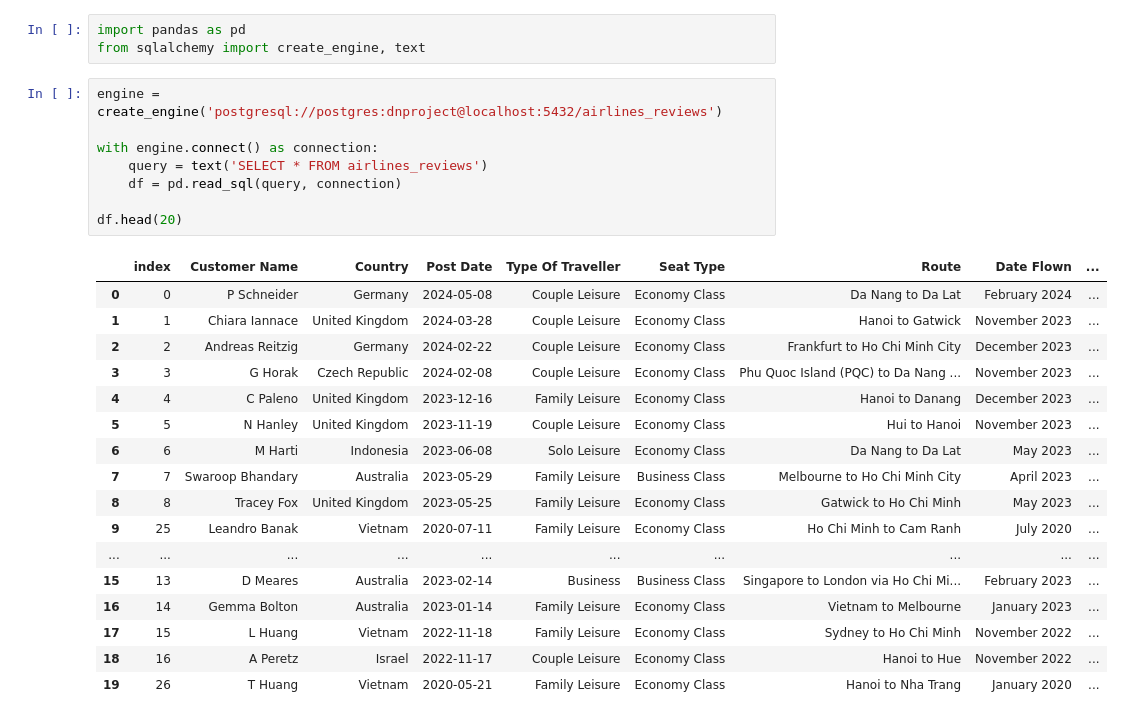
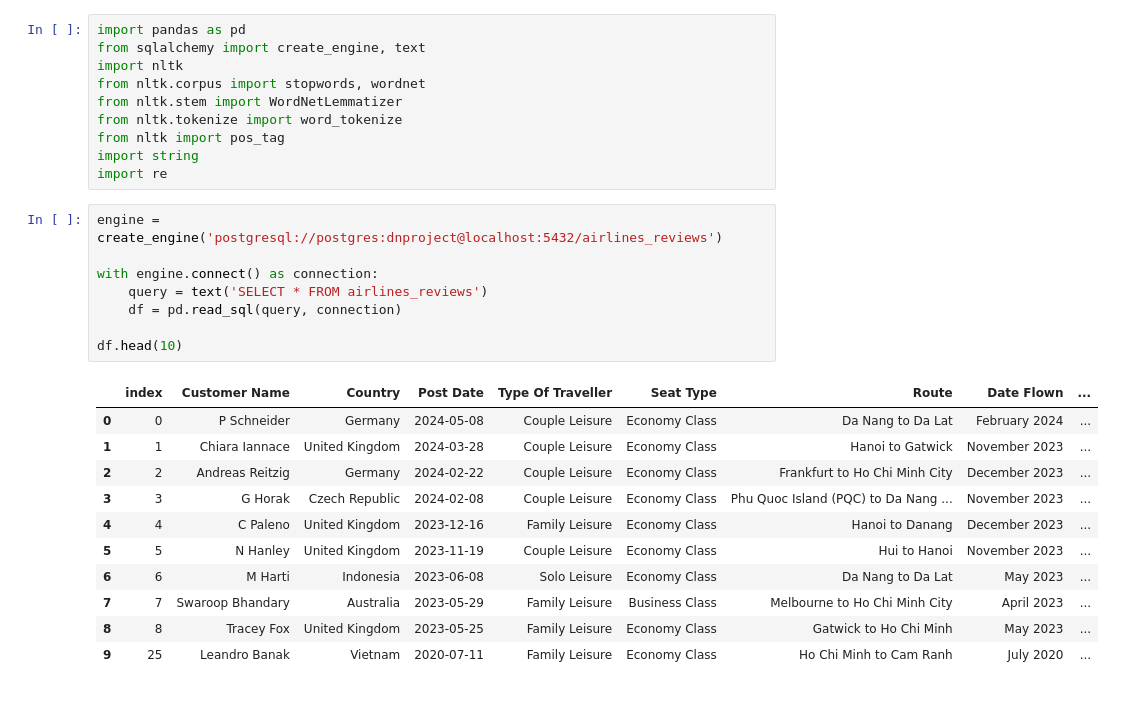
Before and after one commit to ddatnguyen97/Airlines-Reviews-Analysis, a Jupyter notebook: Airlines Reviews NLP Analysis.ipynb, the cells around one changed output. Saved outputs shown, nothing was run; the diff lists cells and outputs as text.

```diff
--- a/Airlines Reviews NLP Analysis.ipynb
+++ b/Airlines Reviews NLP Analysis.ipynb
@@ -1,32 +1,33 @@
-# %%
-import pandas as pd
-from sqlalchemy import create_engine, text
+# %%
+import pandas as pd
+from sqlalchemy import create_engine, text
+import nltk
+from nltk.corpus import stopwords, wordnet
+from nltk.stem import WordNetLemmatizer
+from nltk.tokenize import word_tokenize
+from nltk import pos_tag
+import string
+import re
 # %%
 engine = create_engine('postgresql://postgres:dnproject@localhost:5432/airlines_reviews')
 
 with engine.connect() as connection:
     query = text('SELECT * FROM airlines_reviews')
     df = pd.read_sql(query, connection)
 
-df.head(20)
+df.head(10)
 # %% [output]
 |  | index | Customer Name | Country | Post Date | Type Of Traveller | Seat Type | Route | Date Flown | ... |
 | 0 | 0 | P Schneider | Germany | 2024-05-08 | Couple Leisure | Economy Class | Da Nang to Da Lat | February 2024 | ... |
 | 1 | 1 | Chiara Iannace | United Kingdom | 2024-03-28 | Couple Leisure | Economy Class | Hanoi to Gatwick | November 2023 | ... |
 | 2 | 2 | Andreas Reitzig | Germany | 2024-02-22 | Couple Leisure | Economy Class | Frankfurt to Ho Chi Minh City | December 2023 | ... |
 | 3 | 3 | G Horak | Czech Republic | 2024-02-08 | Couple Leisure | Economy Class | Phu Quoc Island (PQC) to Da Nang ... | November 2023 | ... |
 | 4 | 4 | C Paleno | United Kingdom | 2023-12-16 | Family Leisure | Economy Class | Hanoi to Danang | December 2023 | ... |
 | 5 | 5 | N Hanley | United Kingdom | 2023-11-19 | Couple Leisure | Economy Class | Hui to Hanoi | November 2023 | ... |
 | 6 | 6 | M Harti | Indonesia | 2023-06-08 | Solo Leisure | Economy Class | Da Nang to Da Lat | May 2023 | ... |
 | 7 | 7 | Swaroop Bhandary | Australia | 2023-05-29 | Family Leisure | Business Class | Melbourne to Ho Chi Minh City | April 2023 | ... |
 | 8 | 8 | Tracey Fox | United Kingdom | 2023-05-25 | Family Leisure | Economy Class | Gatwick to Ho Chi Minh | May 2023 | ... |
 | 9 | 25 | Leandro Banak | Vietnam | 2020-07-11 | Family Leisure | Economy Class | Ho Chi Minh to Cam Ranh | July 2020 | ... |
-| ... | ... | ... | ... | ... | ... | ... | ... | ... | ... |
-| 15 | 13 | D Meares | Australia | 2023-02-14 | Business | Business Class | Singapore to London via Ho Chi Mi... | February 2023 | ... |
-| 16 | 14 | Gemma Bolton | Australia | 2023-01-14 | Family Leisure | Economy Class | Vietnam to Melbourne | January 2023 | ... |
-| 17 | 15 | L Huang | Vietnam | 2022-11-18 | Family Leisure | Economy Class | Sydney to Ho Chi Minh | November 2022 | ... |
-| 18 | 16 | A Peretz | Israel | 2022-11-17 | Couple Leisure | Economy Class | Hanoi to Hue | November 2022 | ... |
-| 19 | 26 | T Huang | Vietnam | 2020-05-21 | Family Leisure | Economy Class | Hanoi to Nha Trang | January 2020 | ... |
 # %%
 content_df = df.copy()
 content_df = content_df.drop(columns=['Ground Service',
```
Also changed, not shown: parts of 8 cells of this notebook, 1 other file.
